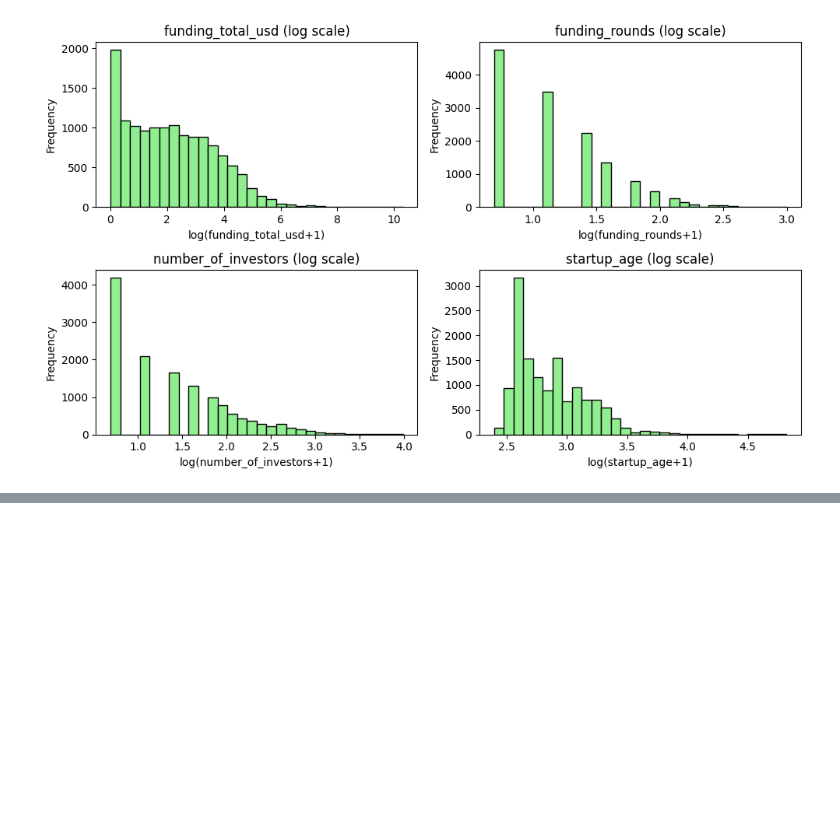
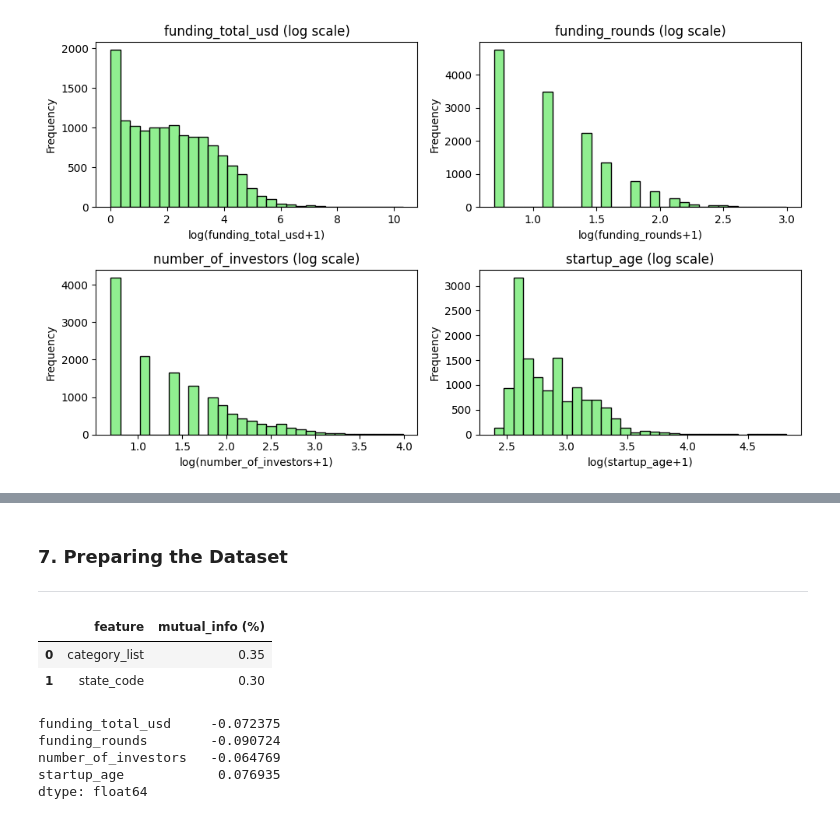
Before and after one commit to bruno-lima98/personal_projects, a Jupyter notebook: project-1/main.ipynb, the cells around one changed output, grey strips where cells are left out. Drawn from its saved outputs; the diff is of its cells as text; code cells hidden in the pictures; blank space fills up the shorter version.

```diff
--- a/project-1/main.ipynb
+++ b/project-1/main.ipynb
@@ -248,0 +347,25 @@ Index(['category_list', 'funding_total_usd', 'state_code', 'funding_rounds',
+# %% [markdown]
+### **7. Preparing the Dataset**
+----
+# %%
+from sklearn.metrics import mutual_info_score
+
+mutual = {}
+for i in categorical:
+    a = round(mutual_info_score(df['status_binary'],df[i])*100,2)
+    mutual[i] = a
+df_mutual = pd.DataFrame(list(mutual.items()), columns=['feature', 'mutual_info (%)'])
+df_mutual = df_mutual.sort_values(by="mutual_info (%)", ascending=False).reset_index(drop=True)
+df_mutual
+# %% [output]
+|  | feature | mutual_info (%) |
+| 0 | category_list | 0.35 |
+| 1 | state_code | 0.30 |
+# %%
+df[numerical].corrwith(df['status_binary'])
+# %% [output]
+funding_total_usd     -0.072375
+funding_rounds        -0.090724
+number_of_investors   -0.064769
+startup_age            0.076935
+dtype: float64
```
Also changed, not shown: parts of 20 cells of this notebook.
